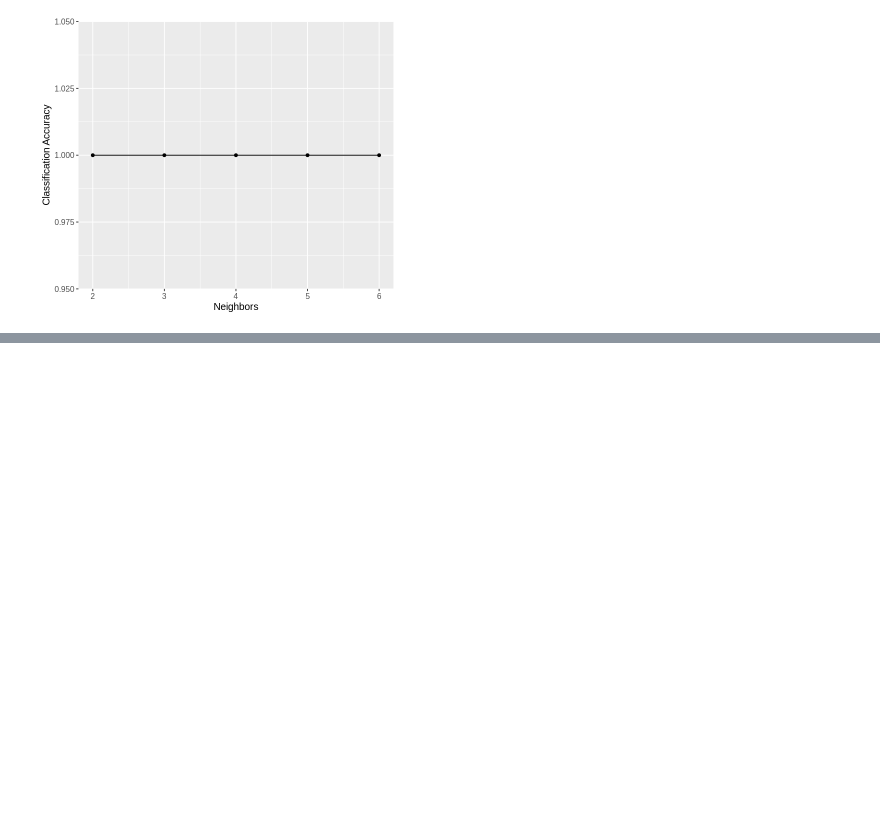
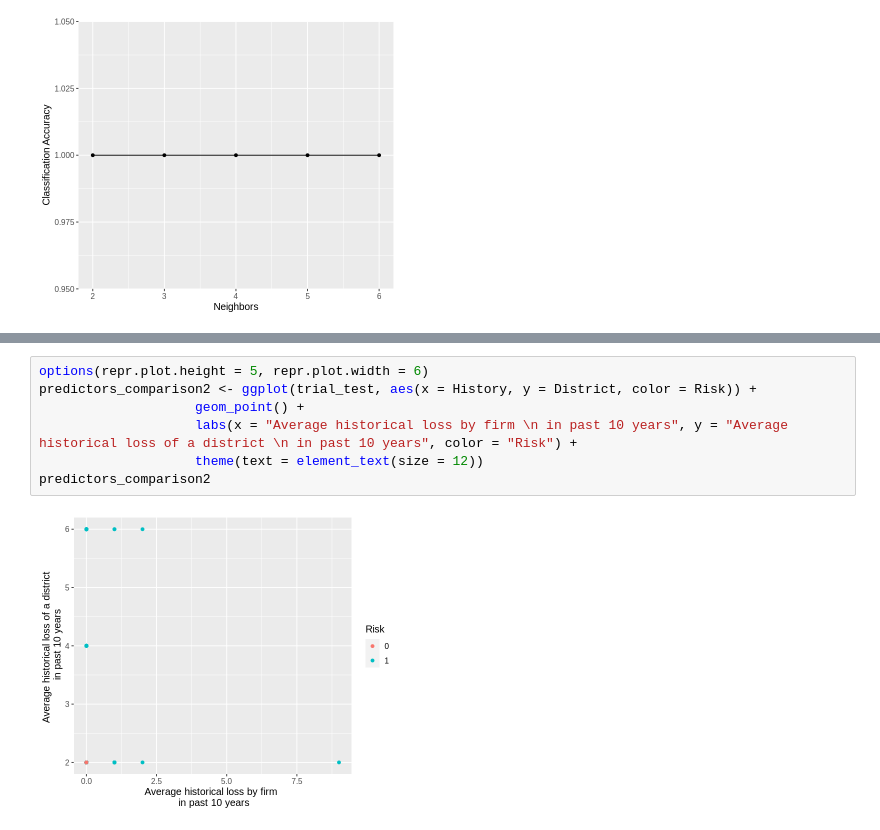
Before and after one commit to sgvjlee23/DSCI1002023SGroup6, a Jupyter notebook: audit_classification.ipynb, the cells around one changed output, grey strips where cells are left out. Drawn from its saved outputs; the diff is of its cells as text; blank space fills up the shorter version.

```diff
--- a/audit_classification.ipynb
+++ b/audit_classification.ipynb
@@ -207,0 +217,9 @@ A tibble: 5 × 7
+# %%
+options(repr.plot.height = 5, repr.plot.width = 6)
+predictors_comparison2 <- ggplot(trial_test, aes(x = History, y = District, color = Risk)) +
+                    geom_point() +
+                    labs(x = "Average historical loss by firm \n in past 10 years", y = "Average historical loss of a district \n in past 10 years", color = "Risk") +
+                    theme(text = element_text(size = 12))
+predictors_comparison2
+# %% [output]
+[figure, added]
```
Also changed, not shown: parts of 4 cells of this notebook.
